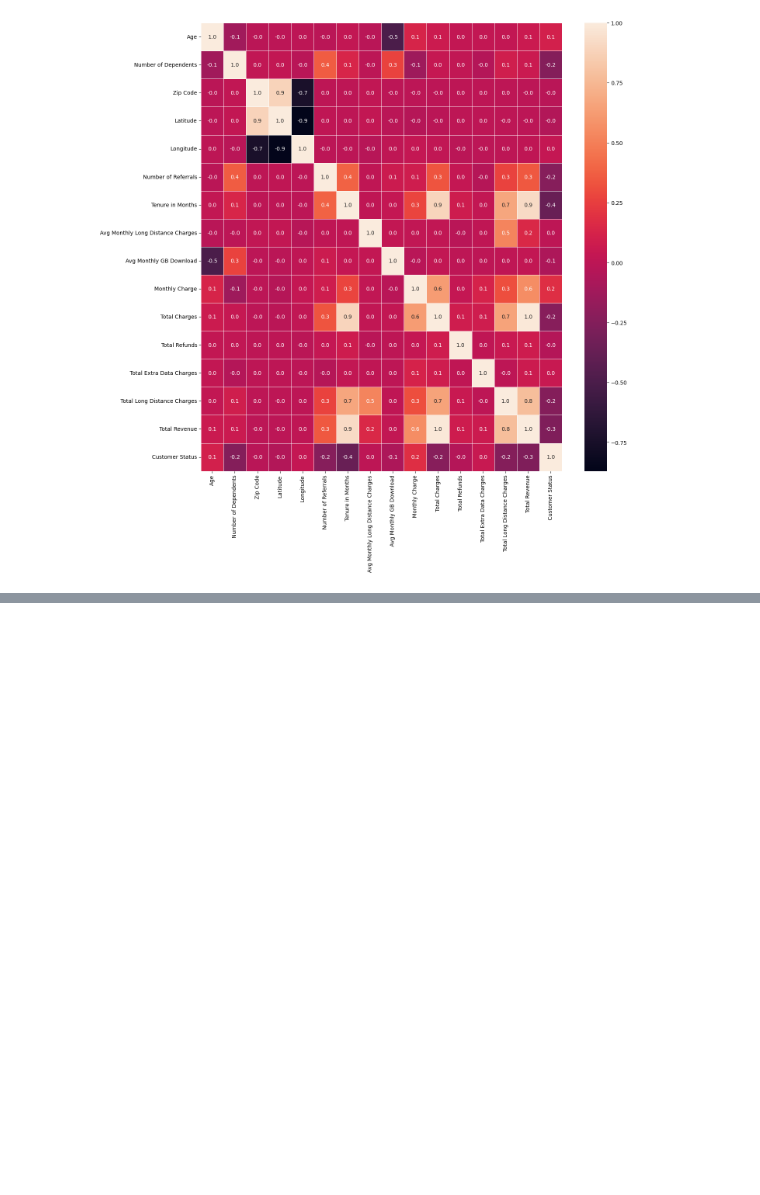
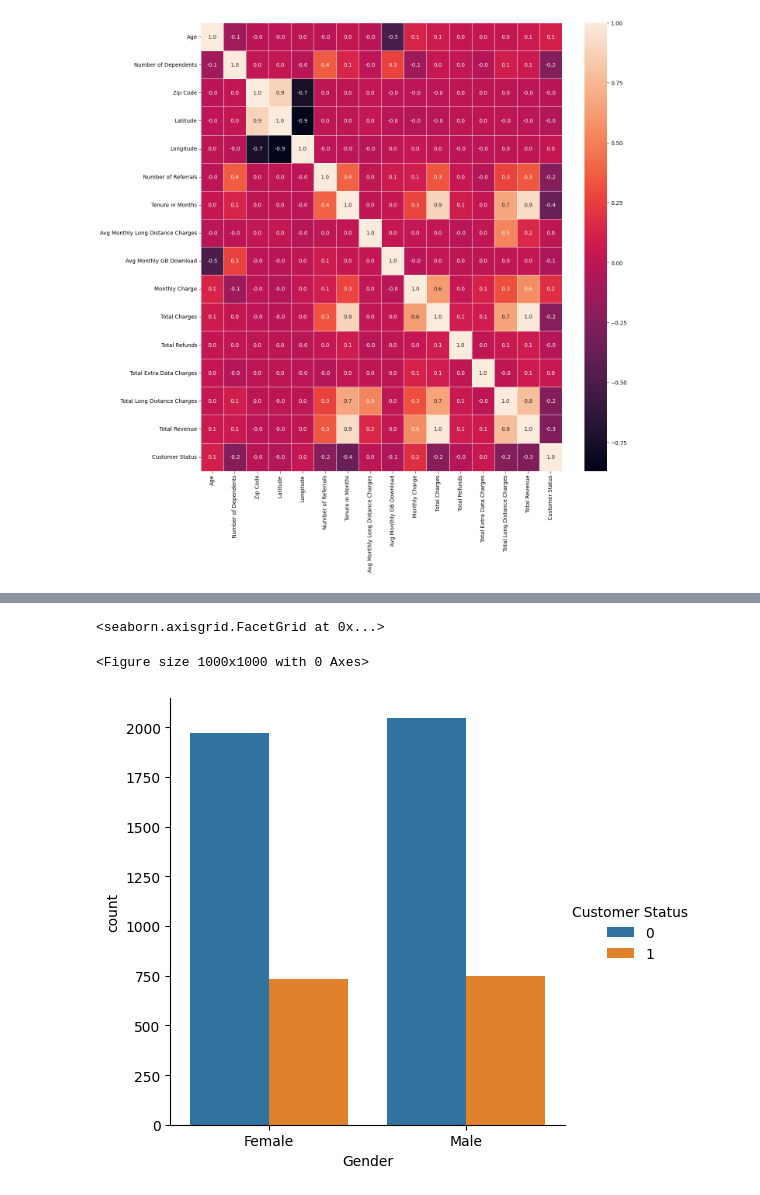
Before and after one commit to cognaiger9/DataMining, a Jupyter notebook: project.ipynb, the cells around one changed output, grey strips where cells are left out. Drawn from its saved outputs; the diff is of its cells as text; code cells hidden in the pictures; blank space fills up the shorter version.

```diff
--- a/project.ipynb
+++ b/project.ipynb
@@ -235,0 +176,8 @@ plt.show()
+# %%
+# barplot of gender vs count of customer status
+plt.figure(figsize=(10, 10))
+sns.catplot(data=train_df, x='Gender', hue='Customer Status', kind='count')
+# %% [output]
+<seaborn.axisgrid.FacetGrid at 0x...>
+<Figure size 1000x1000 with 0 Axes>
+[figure, added]
```
Also changed, not shown: parts of 26 cells of this notebook.
